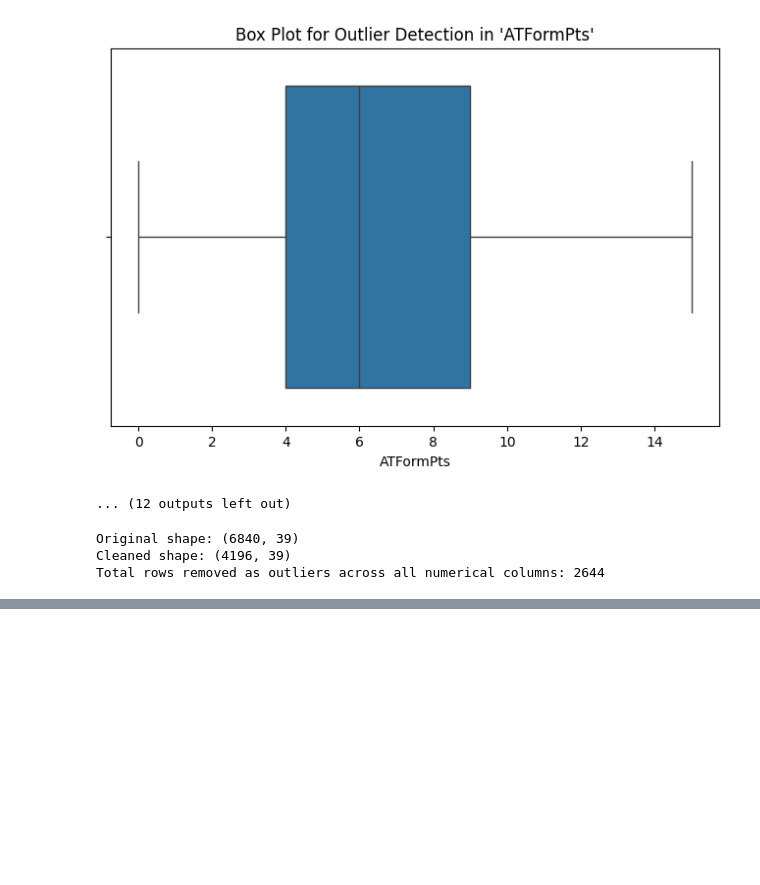
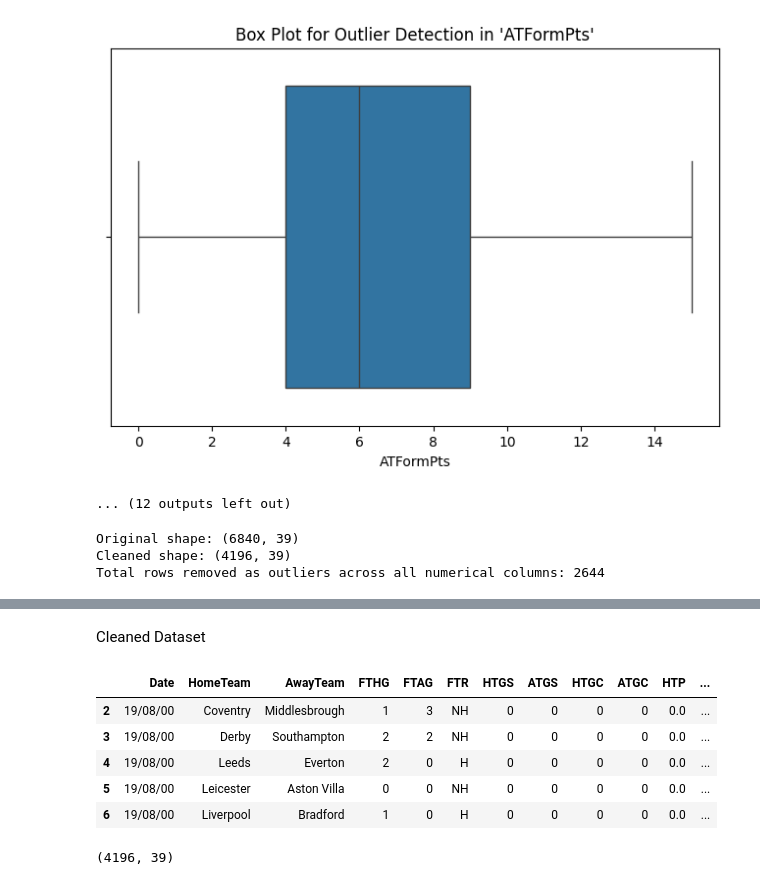
Before and after one commit to springboardmentor345a-create/Projects_2, a Jupyter notebook: EPL_Match_Winner.ipynb, the cells around one changed output, grey strips where cells are left out. Cells and saved outputs as stored; diff of their text form; code cells hidden in the pictures; blank space fills up the shorter version.

```diff
--- a/EPL_Match_Winner.ipynb
+++ b/EPL_Match_Winner.ipynb
@@ -216,0 +186,15 @@ Generating NEW box plots for columns in cleaned data: ['FTHG', 'FTAG', 'HTGS', '
+# %% [markdown]
+Cleaned Dataset
+# %%
+match_winner_cleaned.head()
+# %% [output]
+|  | Date | HomeTeam | AwayTeam | FTHG | FTAG | FTR | HTGS | ATGS | HTGC | ATGC | HTP | ... |
+| 2 | 19/08/00 | Coventry | Middlesbrough | 1 | 3 | NH | 0 | 0 | 0 | 0 | 0.0 | ... |
+| 3 | 19/08/00 | Derby | Southampton | 2 | 2 | NH | 0 | 0 | 0 | 0 | 0.0 | ... |
+| 4 | 19/08/00 | Leeds | Everton | 2 | 0 | H | 0 | 0 | 0 | 0 | 0.0 | ... |
+| 5 | 19/08/00 | Leicester | Aston Villa | 0 | 0 | NH | 0 | 0 | 0 | 0 | 0.0 | ... |
+| 6 | 19/08/00 | Liverpool | Bradford | 1 | 0 | H | 0 | 0 | 0 | 0 | 0.0 | ... |
+# %%
+match_winner_cleaned.shape
+# %% [output]
+(4196, 39)
```
Also changed, not shown: parts of 2 cells of this notebook.
